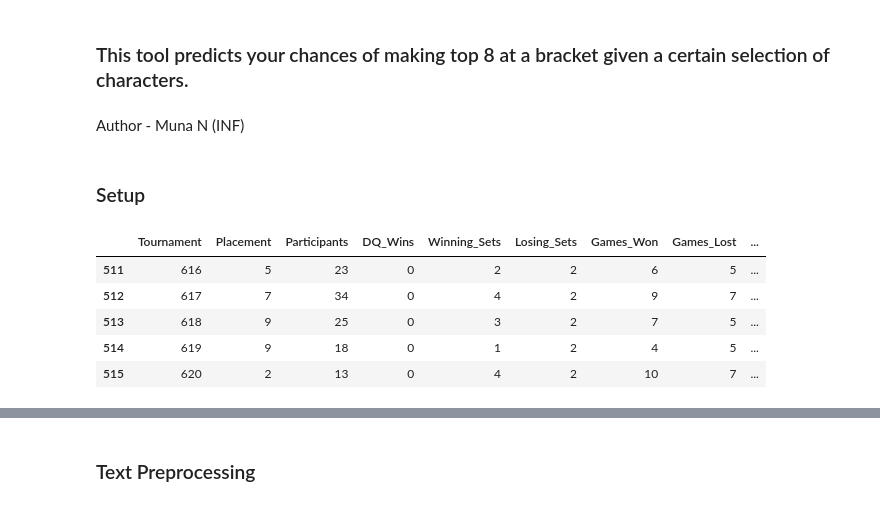
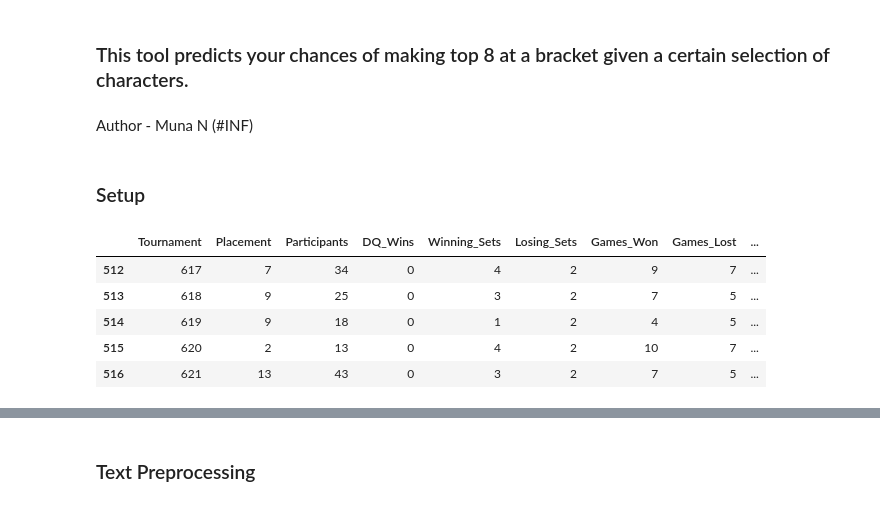
Before and after one commit to mn-INF/SSBU, a Jupyter notebook: Bracket Calc.ipynb, the cells around one changed output, grey strips where cells are left out. Saved outputs shown, nothing was run; the diff lists cells and outputs as text; code cells hidden in the pictures.

```diff
--- a/Bracket Calc.ipynb
+++ b/Bracket Calc.ipynb
@@ -4,7 +4,7 @@
 <h3> This tool predicts your chances of making top 8 at a bracket
 given a certain selection of characters.</h3>
 # %% [markdown]
-Author - Muna N (INF)
+Author - Muna N (#INF)
 # %% [markdown]
 <H3> Setup </H3>
 # %%
@@ -25,12 +29,12 @@ import pickle
 import seaborn as sns
 from sklearn import metrics
 # %%
-df = pd.read_excel('Offline Data.xlsx').drop(['Unnamed: 0'], axis = 1)
+df = pd.read_excel('Offline Data.xlsx').drop(['Unnamed: 0', 'Offline'], axis = 1)
 df.tail()
 # %% [output]
 |  | Tournament | Placement | Participants | DQ_Wins | Winning_Sets | Losing_Sets | Games_Won | Games_Lost | ... |
-| 511 | 616 | 5 | 23 | 0 | 2 | 2 | 6 | 5 | ... |
 | 512 | 617 | 7 | 34 | 0 | 4 | 2 | 9 | 7 | ... |
 | 513 | 618 | 9 | 25 | 0 | 3 | 2 | 7 | 5 | ... |
 | 514 | 619 | 9 | 18 | 0 | 1 | 2 | 4 | 5 | ... |
 | 515 | 620 | 2 | 13 | 0 | 4 | 2 | 10 | 7 | ... |
+| 516 | 621 | 13 | 43 | 0 | 3 | 2 | 7 | 5 | ... |
```
Also changed, not shown: parts of 19 cells of this notebook, 1 other file.
